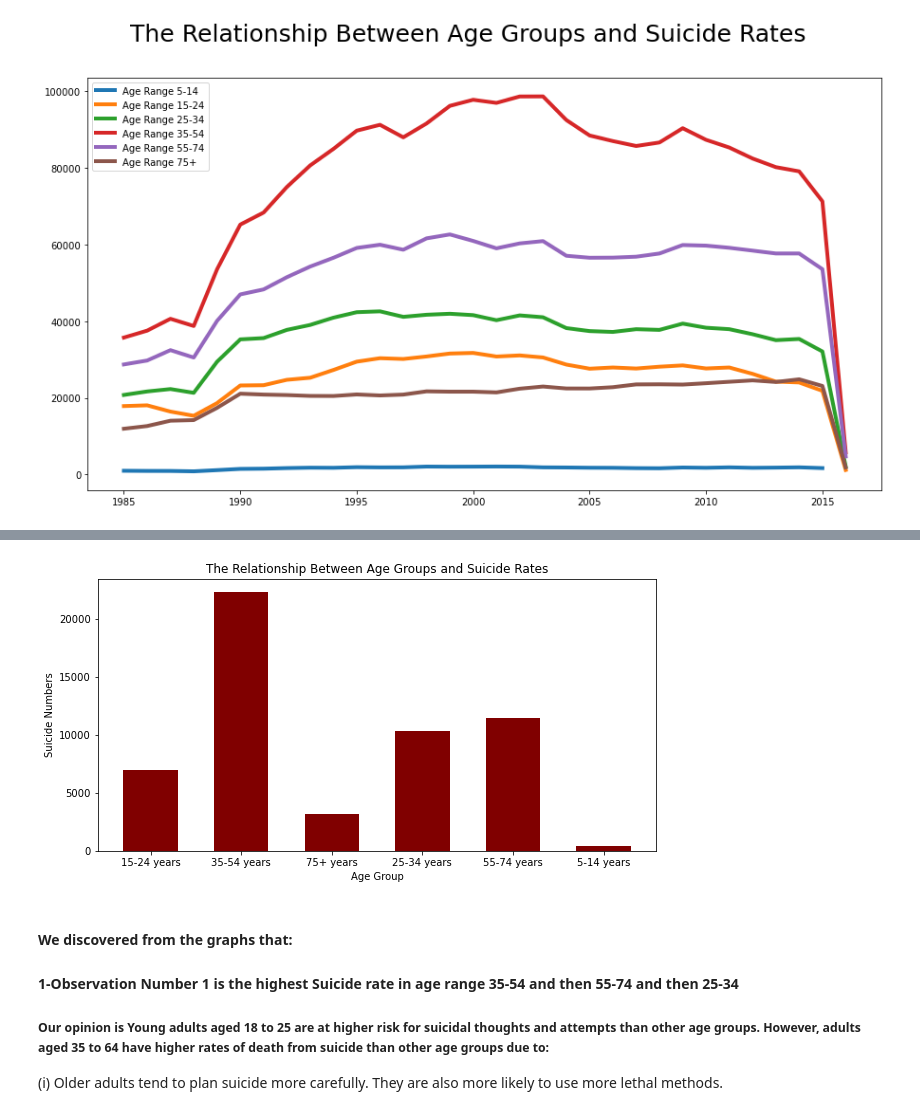
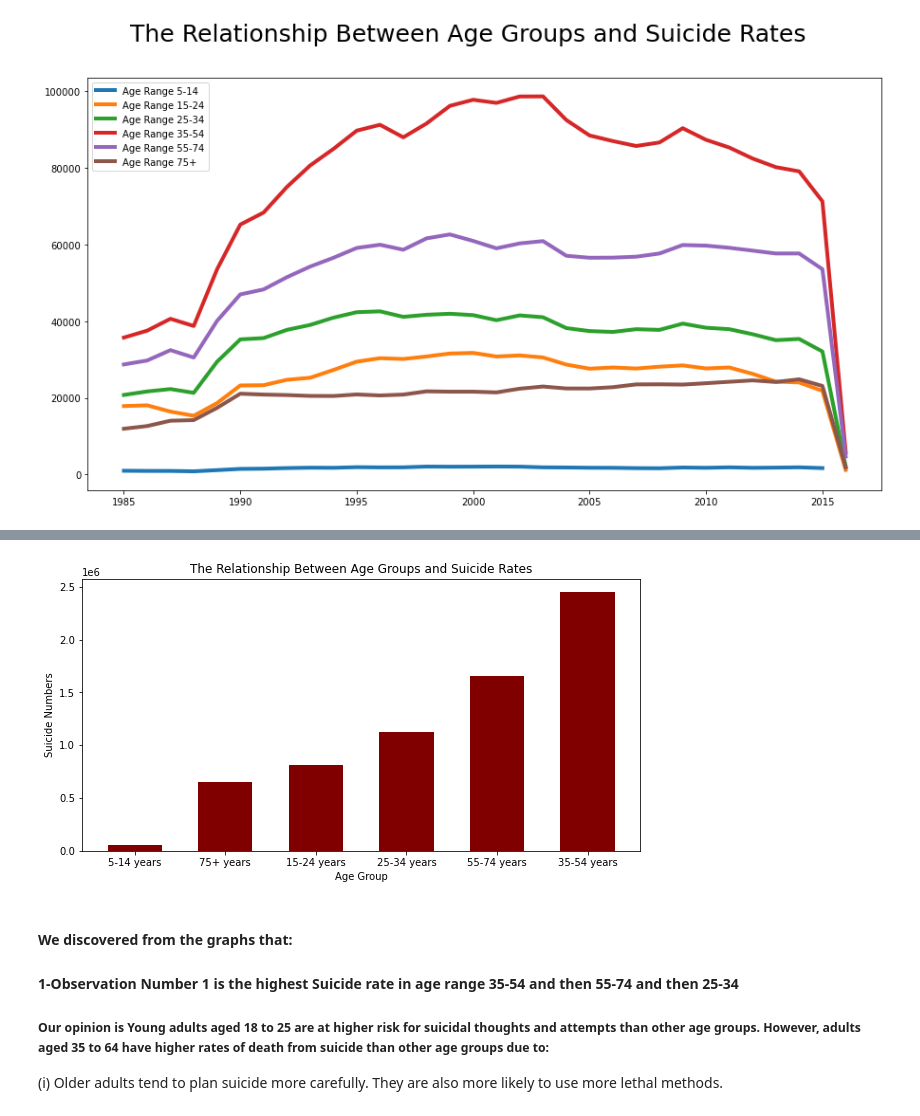
Before and after one commit to ahmedmagde/CDC-Micro-Mental-Project, a Jupyter notebook: CDC-Micro-Mental-Project.ipynb, the cells around one changed output, grey strips where cells are left out. Cells and saved outputs as stored; diff of their text form; code cells hidden in the pictures.

```diff
--- a/CDC-Micro-Mental-Project.ipynb
+++ b/CDC-Micro-Mental-Project.ipynb
@@ -279,3 +279,6 @@ plt.suptitle('The Relationship Between Age Groups and Suicide Rates ', fontsize=
 plt.show()
 # %% [output]
 [figure]
+# %%
+x1=df.groupby('age', as_index=False)['suicide_number'].sum().sort_values(by='suicide_number', ascending=True)
+x1.head(6)
@@ -282,14 +293,14 @@ plt.show()
 # %%
-x=df['age']
-y=df['suicide_number']
+x=x1['age']
+y=x1['suicide_number']
 plt.figure(figsize=(10,5))
 plt.bar(x,y,color ='maroon',width = 0.6)
 plt.xlabel('Age Group')
 plt.ylabel('Suicide Numbers')
 plt.title('The Relationship Between Age Groups and Suicide Rates')
 plt.show()
 # %% [output]
-[figure, old version]
+[figure, new version]
 # %% [markdown]
 #### We discovered from the graphs that:
 #### 1-Observation Number 1 is the highest Suicide rate in age range 35-54 and then 55-74 and then 25-34
```
Also changed, not shown: parts of 26 cells of this notebook.
